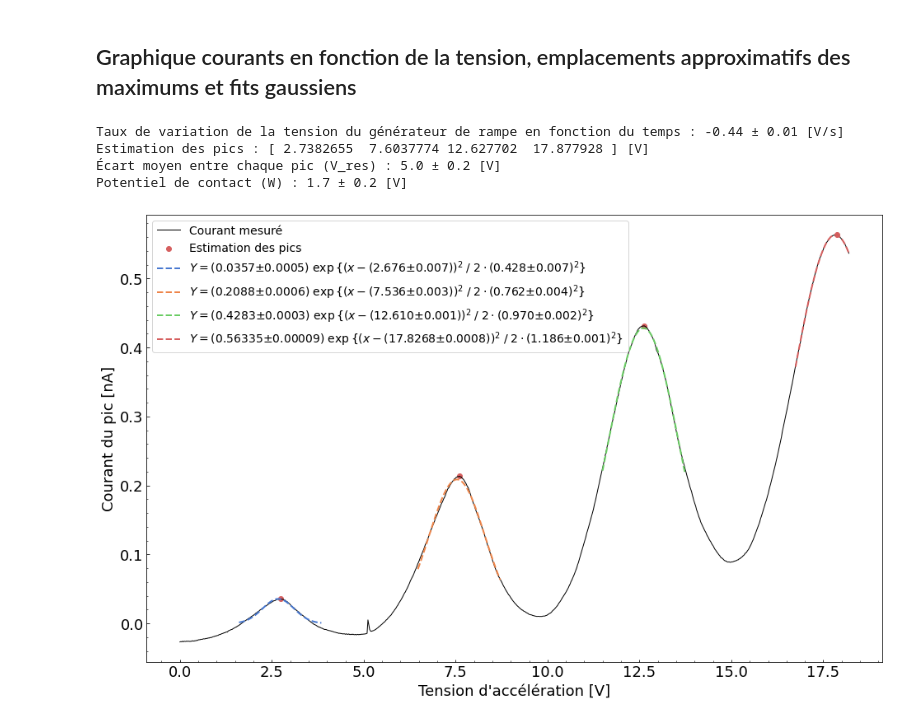
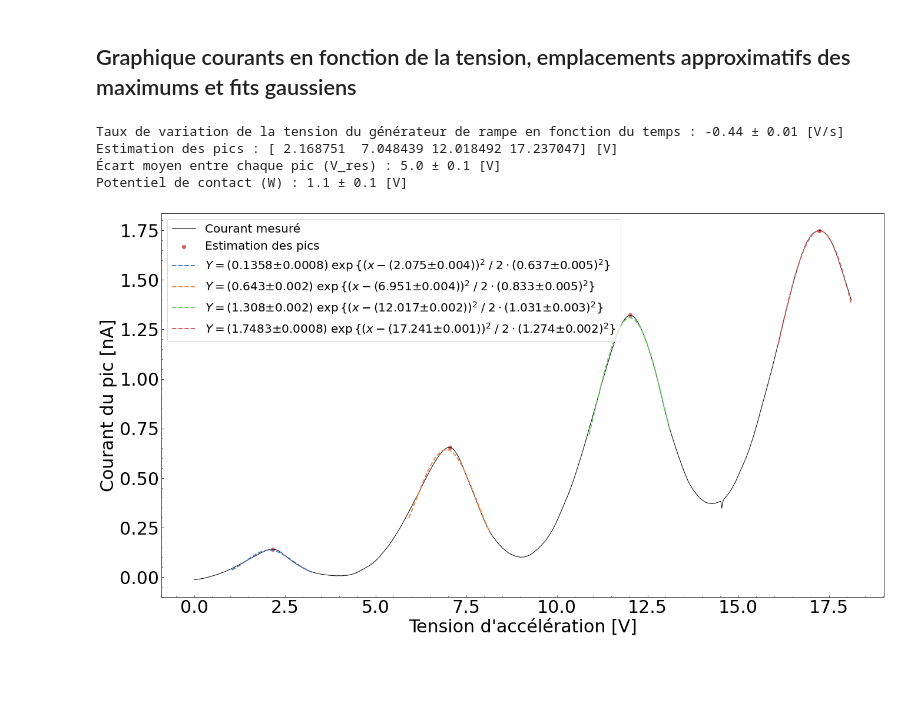
Before and after one commit to GeremyMichaud/PHY-3002-Frank-et-Hertz, a Jupyter notebook: analyse_courbe_excitation_electronique_simple.ipynb, the cells around one changed output. Cells and saved outputs as stored; diff of their text form; code cells hidden in the pictures; blank space fills up the shorter version.

Commit message:
Improve size of plot

```diff
--- a/analyse_courbe_excitation_electronique_simple.ipynb
+++ b/analyse_courbe_excitation_electronique_simple.ipynb
@@ -18,7 +18,7 @@ import numpy as np
 from sigfig import round
 
 # Configuration de la taille de la police dans les figures
-matplotlib.rcParams.update({'font.size': 18})
+matplotlib.rcParams.update({'font.size': 30})
 
 # Création du répertoire pour les graphiques s'il n'existe pas
 out_dir = os.path.join("graphiques", "anal_profond")
@@ -52,7 +52,7 @@ sns.color_palette("muted")
 
 > Si vous détectez des faux pics, augmentez la valeur de `distance_minimum`.
 # %%
-file_name = os.path.join("data", "excel", "Montage_B_step6.3.3_V2.3.csv")
+file_name = os.path.join("data", "excel", "Montage_B_step6.3.5_V4.5.csv")
 valeurs_en_array = lire_csv_a_3_colonnes(file_name, 9)
 valeurs_cropped_debutant_par_t0 = crop_pour_conserver_que_la_partie_avec_rampe(valeurs_en_array, 2,
     zero_threshold=0.04, infinity_threshold=0.1)
@@ -69,10 +69,9 @@ valeurs_avec_bonnes_unites[:, 0] = -facteur_conversion_temps_en_potentiel[0] * v
 facteur_valeur = facteur_conversion_temps_en_potentiel[0]
 facteur_incertitude = facteur_conversion_temps_en_potentiel[1]
 
-liste_des_indexes_des_pics = determiner_indexes_maximums_scipy(valeurs_avec_bonnes_unites, 1,distance_minimum=200)
+liste_des_indexes_des_pics = determiner_indexes_maximums_scipy(valeurs_avec_bonnes_unites, 1,distance_minimum=150)
 
 valeurs_avec_bonnes_unites_determination_des_pics = valeurs_avec_bonnes_unites[liste_des_indexes_des_pics]
-liste_des_indexes_des_pics = liste_des_indexes_des_pics
 # %% [markdown]
 ## Régression gaussienne
 # %%
@@ -150,7 +149,7 @@ incertitude_potentiel_contact = np.sqrt(incertitude_u1**2 + incertitude_u2**2 +
 ## Graphique courants en fonction de la tension, emplacements approximatifs des maximums et fits gaussiens
 # %%
 # Création de la figure
-plt.figure(figsize=(16, 10))
+plt.figure(figsize=(22, 12))
 
 # Tracé du courant mesuré
 plt.plot(valeurs_avec_bonnes_unites[:, 0], valeurs_avec_bonnes_unites[:, 1], label="Courant mesuré",
@@ -163,36 +162,36 @@ plt.scatter(valeurs_avec_bonnes_unites[liste_des_indexes_des_pics, 0],
 
 for pic_index, pic in pic_params.items():
         if np.any(pic[1]>100):
                 print(f"*Aucun fit gaussien n'est détecté pour le pic {pic_index+1}*")
         else:
                 rounded_values = rounding_peaks(pic)
                 plt.plot(valeurs_avec_bonnes_unites[start_index[pic_index]:end_index[pic_index],0],
                         gaus(valeurs_avec_bonnes_unites[start_index[pic_index]:end_index[pic_index],0],
                         pic[0][0], pic[0][1], pic[0][2]),
                 label=f"$Y = ({rounded_values[0]})\;\exp\{{(x-({rounded_values[1]}))^2\; /\; 2\cdot({rounded_values[2]})^2\}}$",
                 linestyle="dashed", color=palette[pic_index], linewidth=2)
 
 # Configuration du graphique
 plt.xlabel("Tension d'accélération [V]")
 plt.ylabel("Courant du pic [nA]")
-plt.legend(fontsize=14)
+plt.legend(fontsize=20)
 plt.tick_params(axis='both', which='both', direction='in')
 plt.minorticks_on()
 
 name, _ = os.path.splitext(os.path.basename(file_name))
-plt.savefig(os.path.join(out_dir, name + ".png"))
+plt.savefig(os.path.join(out_dir, name + ".png"), bbox_inches="tight")
 
 # Affichage des informations
 print(f"Taux de variation de la tension du générateur de rampe en fonction du temps : {round(facteur_valeur, facteur_incertitude)} [V/s]")
 print(f"Estimation des pics : {valeurs_avec_bonnes_unites[liste_des_indexes_des_pics, 0]} [V]")
 print(f"Écart moyen entre chaque pic (V_res) : {round(ecart_moyen, ecart_std)} [V]")
 print(f"Potentiel de contact (W) : {round(potentiel_contact, incertitude_potentiel_contact)} [V]")
 
 # Affichage du graphique
 plt.show()
 # %% [output]
 Taux de variation de la tension du générateur de rampe en fonction du temps : -0.44 ± 0.01 [V/s]
-Estimation des pics : [ 2.7382655  7.6037774 12.627702  17.877928 ] [V]
-Écart moyen entre chaque pic (V_res) : 5.0 ± 0.2 [V]
-Potentiel de contact (W) : 1.7 ± 0.2 [V]
+Estimation des pics : [ 2.168751  7.048439 12.018492 17.237047] [V]
+Écart moyen entre chaque pic (V_res) : 5.0 ± 0.1 [V]
+Potentiel de contact (W) : 1.1 ± 0.1 [V]
-[figure, old version]
+[figure, new version]
```
Also changed, not shown: parts of 1 cell of this notebook, 9 other files.
